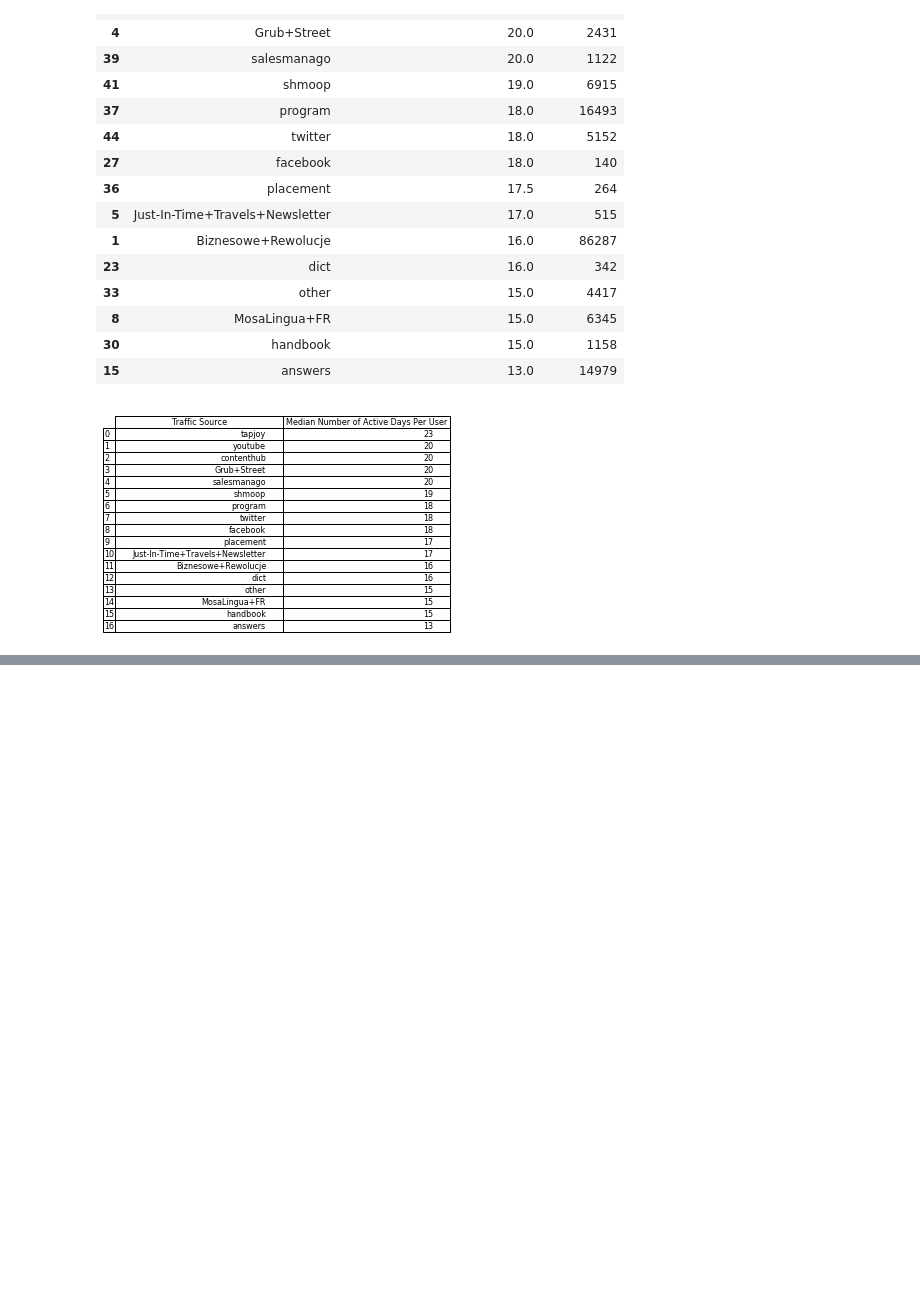
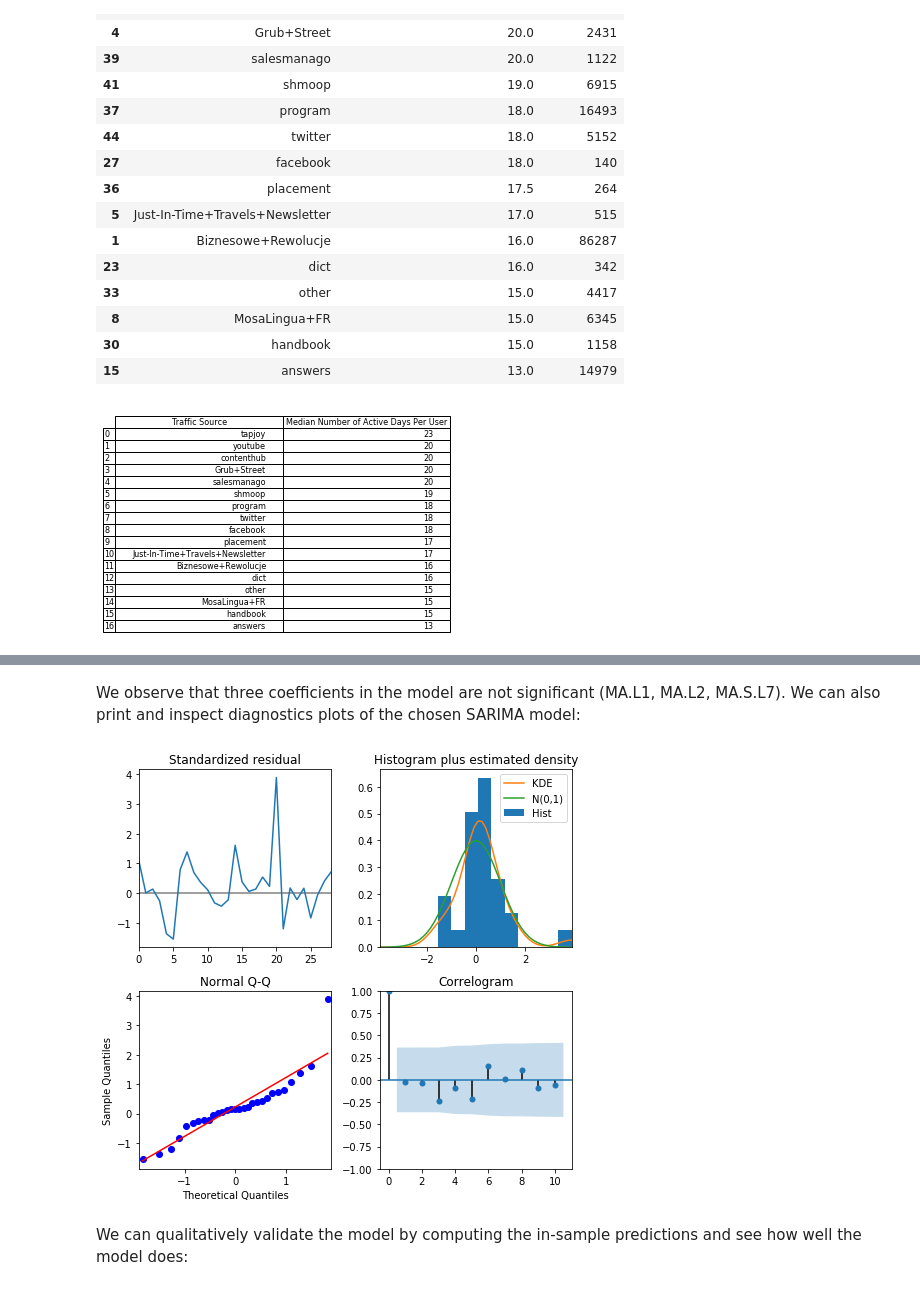
Before and after one commit to rmondini/product-analytics, a Jupyter notebook: Product_Analytics.ipynb, the cells around one changed output, grey strips where cells are left out. Drawn from its saved outputs; the diff is of its cells as text; code cells hidden in the pictures; blank space fills up the shorter version.

```diff
--- a/Product_Analytics.ipynb
+++ b/Product_Analytics.ipynb
@@ -614,0 +709,5 @@ plt.savefig('./plots/MADPU_Table.png', bbox_inches='tight', dpi=300)
+# %%
+# fit SARIMA model to total_DAU series
+sarima_model_total_DAU = pm.auto_arima(DAU_tsa_df[['total_DAU']], start_p=0, start_q=0, test='adf',
+                                       seasonal=True, m=7, start_P=0, start_Q=0, D=0,
+                                       trace=True, suppress_warnings=True, stepwise=True)
@@ -614,0 +758,11 @@ plt.savefig('./plots/MADPU_Table.png', bbox_inches='tight', dpi=300)
+# %% [markdown]
+We observe that three coefficients in the model are not significant (MA.L1, MA.L2, MA.S.L7). We can also print and inspect diagnostics plots of the chosen SARIMA model:
+# %%
+# print diagnostics plots of SARIMA model
+sarima_model_total_DAU.plot_diagnostics(figsize=(7,6.5))
+plt.tight_layout()
+plt.show()
+# %% [output]
+[figure, added]
+# %% [markdown]
+We can qualitatively validate the model by computing the in-sample predictions and see how well the model does:
```
Also changed, not shown: parts of 50 cells of this notebook, 3 other files.
